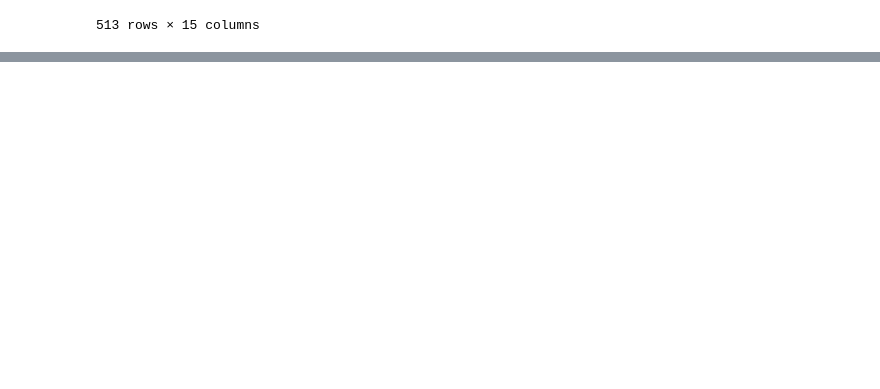
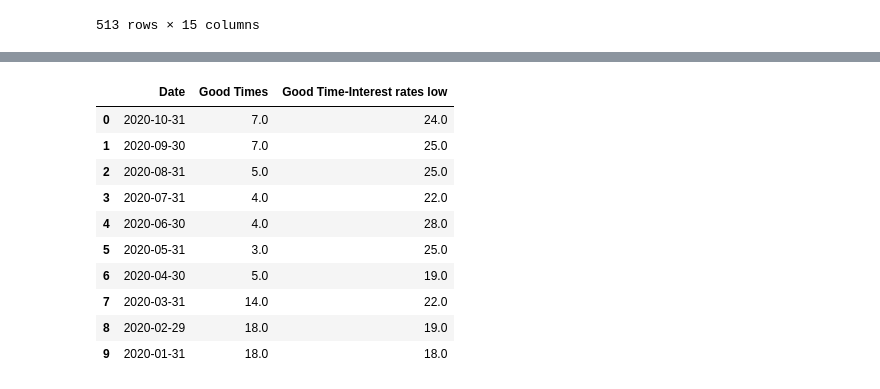
Before and after one commit to danawoodruff/Car-Sales-Analysis, a Jupyter notebook: COVID_data/Covid_data.ipynb, the cells around one changed output, grey strips where cells are left out. Cells and saved outputs as stored; diff of their text form; code cells hidden in the pictures; blank space fills up the shorter version.

```diff
--- a/COVID_data/Covid_data.ipynb
+++ b/COVID_data/Covid_data.ipynb
@@ -310,0 +335,15 @@ consumer_sentiment_df
+# %%
+Con_Sum_df = consumer_sentiment_df.loc[mask]
+Con_Sum_df
+# %% [output]
+|  | Date | Good Times | Good Time-Interest rates low |
+| 0 | 2020-10-31 | 7.0 | 24.0 |
+| 1 | 2020-09-30 | 7.0 | 25.0 |
+| 2 | 2020-08-31 | 5.0 | 25.0 |
+| 3 | 2020-07-31 | 4.0 | 22.0 |
+| 4 | 2020-06-30 | 4.0 | 28.0 |
+| 5 | 2020-05-31 | 3.0 | 25.0 |
+| 6 | 2020-04-30 | 5.0 | 19.0 |
+| 7 | 2020-03-31 | 14.0 | 22.0 |
+| 8 | 2020-02-29 | 18.0 | 19.0 |
+| 9 | 2020-01-31 | 18.0 | 18.0 |
```
Also changed, not shown: parts of 8 cells of this notebook.
